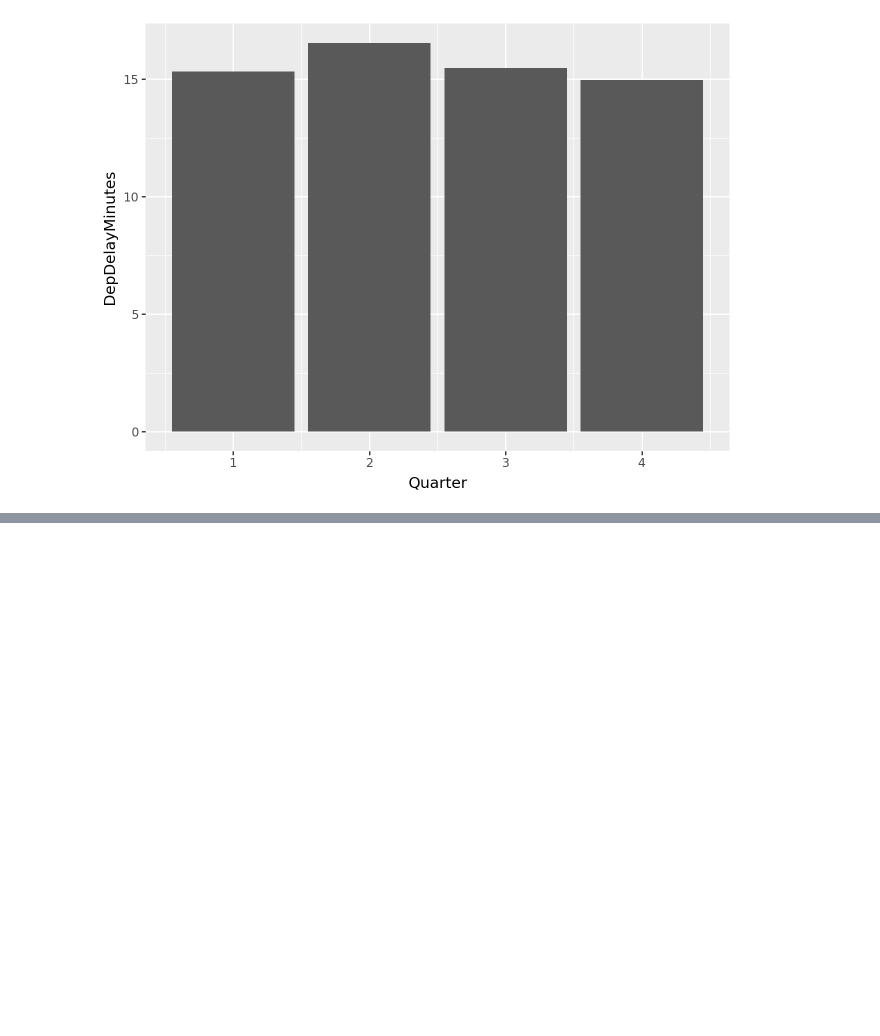
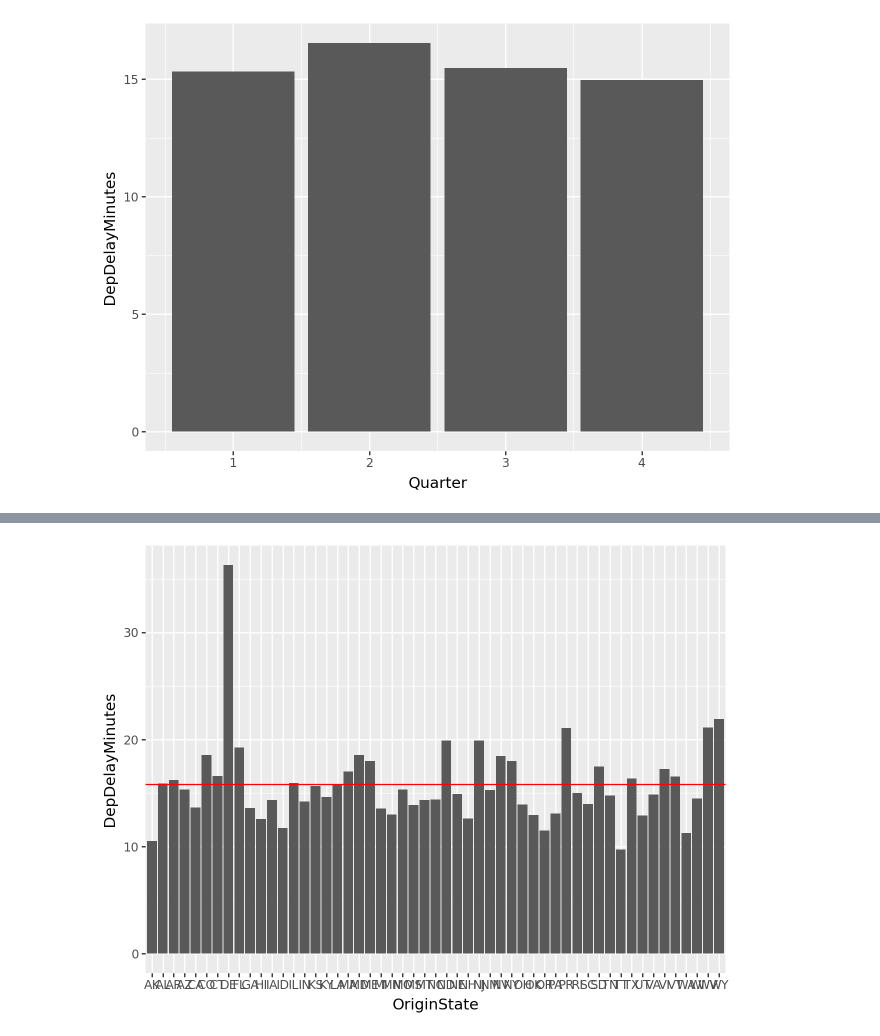
Before and after one commit to irene-zh/Summer-Practicum-25, a Jupyter notebook: 2_Code/Hannah_Ben_delays.ipynb, the cells around one changed output, grey strips where cells are left out. Cells and saved outputs as stored; diff of their text form; code cells hidden in the pictures; blank space fills up the shorter version.

```diff
--- a/2_Code/Hannah_Ben_delays.ipynb
+++ b/2_Code/Hannah_Ben_delays.ipynb
@@ -121,0 +136,9 @@ ggplot(avg_delay_by_quarter, aes(x = 'Quarter', y = 'DepDelayMinutes')) + geom_c
+# %%
+#average delay by origin state
+avg_delay_by_origin_state = df.groupby("OriginState")["DepDelayMinutes"].mean().reset_index()
+
+ggplot(avg_delay_by_origin_state, aes(x = 'OriginState', y = 'DepDelayMinutes')) + geom_col() + geom_hline(yintercept=avg_delay_by_origin_state["DepDelayMinutes"].mean(), color="Red")
+
+#Delaware is the state with the highest average delay (36.31 mins)
+# %% [output]
+[figure, added]
```
Also changed, not shown: parts of 4 cells of this notebook, 3 other files.
